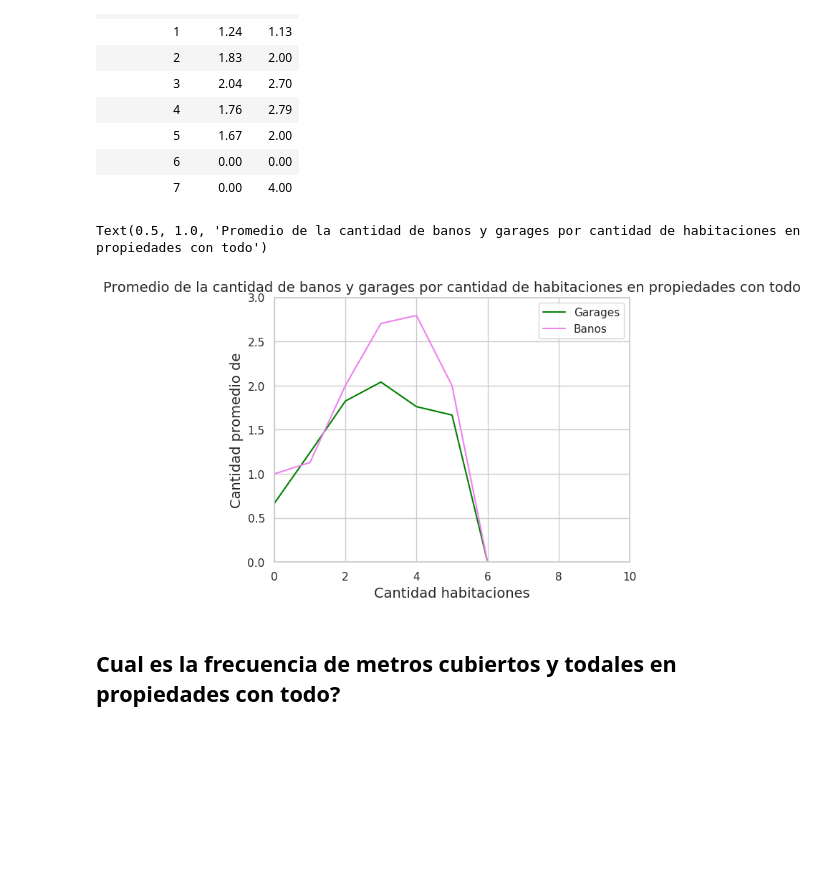
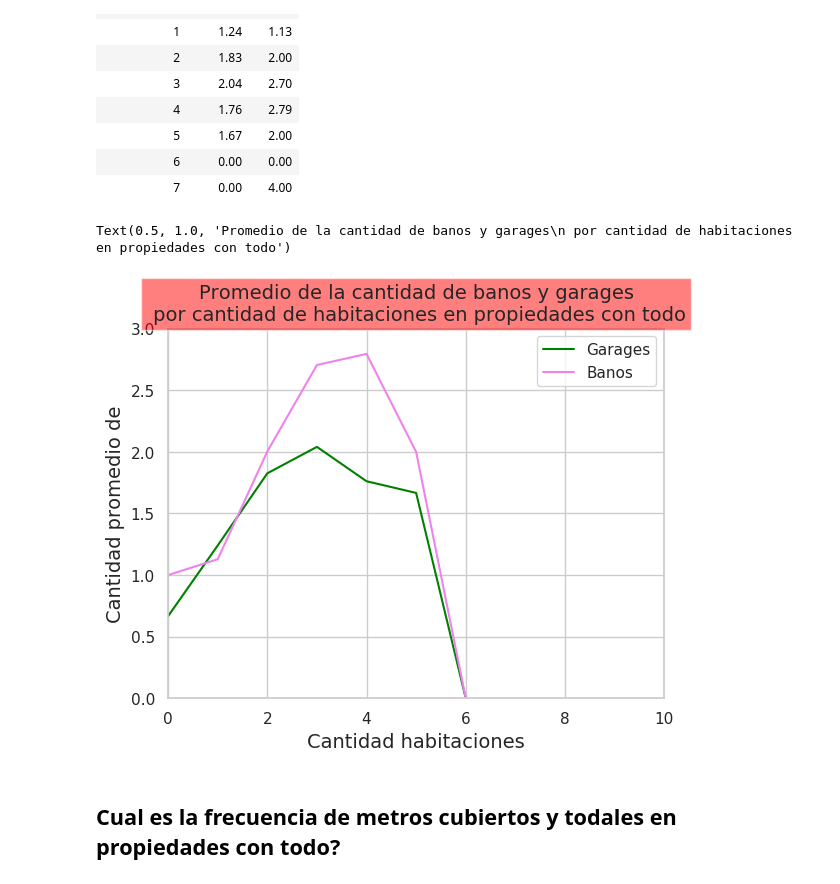
Before and after one commit to cessar5/7506_20192C, a Jupyter notebook: TP1_N.ipynb, the cells around one changed output. Saved outputs shown, nothing was run; the diff lists cells and outputs as text; code cells hidden in the pictures; blank space fills up the shorter version.

Commit message:
Subo mi notebook que tiene todos los graficos del informe (me queda "limpiarlo" para que se vea mejor)

```diff
--- a/TP1_N.ipynb
+++ b/TP1_N.ipynb
@@ -272,9 +330,9 @@ grupo_PropiedadesConTodo = grupo_PropiedadesConTodo.loc[:6]
 # %%
 e = grupo_PropiedadesConTodo[['garages','banos']].plot(ylim=(0.0, 3.0), xlim=(0.0, 10.0), color= ['green','violet'])
 e.legend(['Garages','Banos'])
-e.set_ylabel('Cantidad promedio de',fontsize=14);
+e.set_ylabel('Cantidad promedio de',fontsize=14)
 e.set_xlabel('Cantidad habitaciones',fontsize=14);
-e.set_title("Promedio de la cantidad de banos y garages por cantidad de habitaciones en propiedades con todo", fontsize=14)
+e.set_title("Promedio de la cantidad de banos y garages\n por cantidad de habitaciones en propiedades con todo", fontsize=14, bbox=dict(facecolor='red', alpha=0.5))
 # %% [output]
-Text(0.5, 1.0, 'Promedio de la cantidad de banos y garages por cantidad de habitaciones en propiedades con todo')
+Text(0.5, 1.0, 'Promedio de la cantidad de banos y garages\n por cantidad de habitaciones en propiedades con todo')
-[figure, old version]
+[figure, new version]
```
Also changed, not shown: parts of 191 cells of this notebook.
